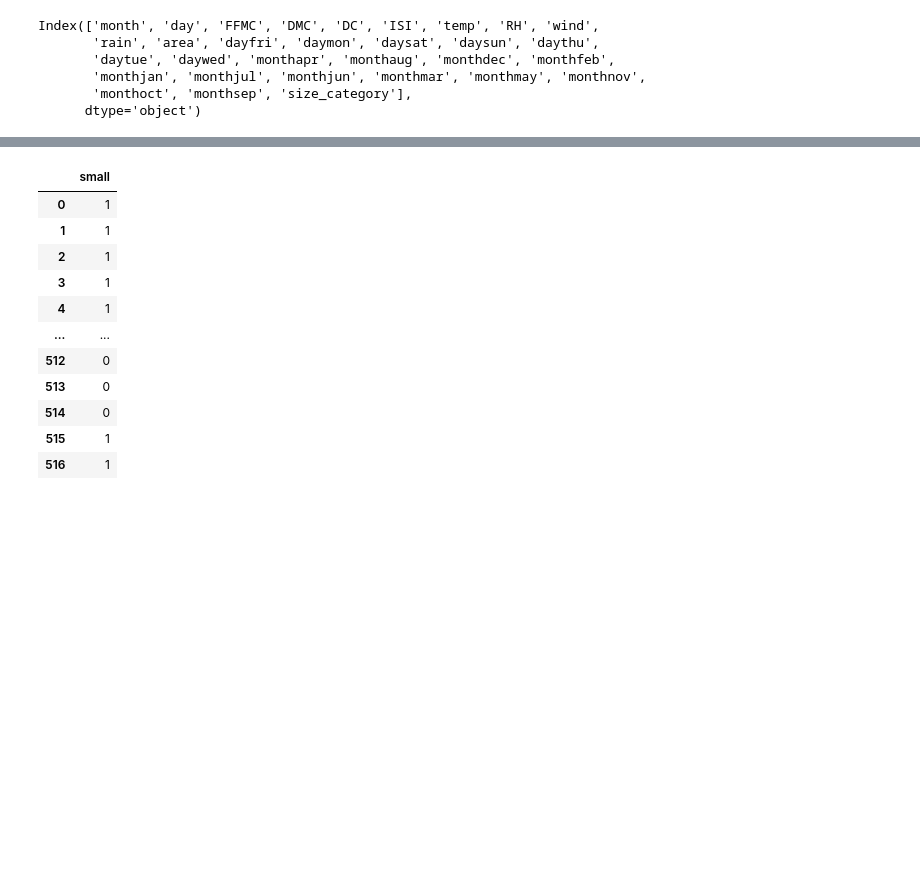
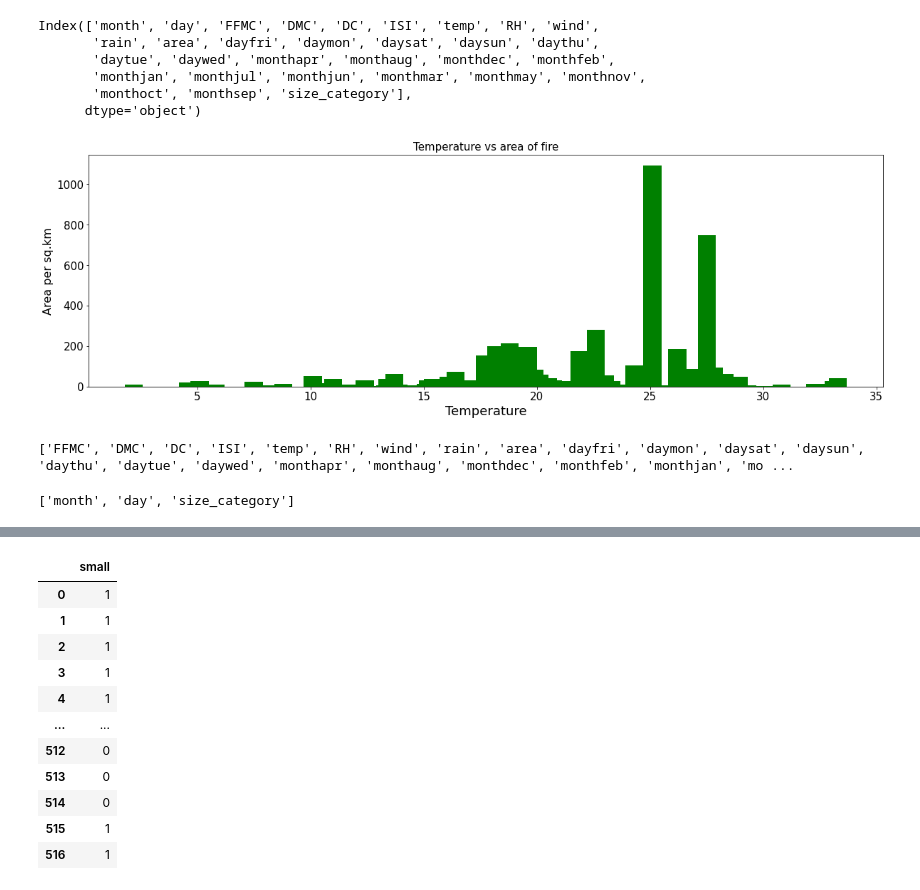
Before and after one commit to renkuntlamahessh/DataScience_Python, a Jupyter notebook: Assignment_13_SVM_Forest.ipynb, the cells around one changed output, grey strips where cells are left out. Cells and saved outputs as stored; diff of their text form; code cells hidden in the pictures; blank space fills up the shorter version.

```diff
--- a/Assignment_13_SVM_Forest.ipynb
+++ b/Assignment_13_SVM_Forest.ipynb
@@ -82,3 +82,28 @@ Index(['month', 'day', 'FFMC', 'DMC', 'DC', 'ISI', 'temp', 'RH', 'wind',
        'monthjan', 'monthjul', 'monthjun', 'monthmar', 'monthmay', 'monthnov',
        'monthoct', 'monthsep', 'size_category'],
       dtype='object')
+# %%
+plt.figure(figsize=(20, 6))
+
+plt.title("Temperature vs area of fire" , fontsize=15)
+plt.bar(Forest['temp'], Forest['area'], color = "green")
+
+plt.xticks(size = 15)
+plt.yticks(size = 15)
+plt.xlabel('Temperature',fontsize=18)
+plt.ylabel('Area per sq.km', fontsize=16)
+plt.show()
+# %% [output]
+[figure, added]
+# %%
+numerical_feature = Forest.describe(include=["int", "float"]).columns
+
+print(list(numerical_feature))
+# %% [output]
+['FFMC', 'DMC', 'DC', 'ISI', 'temp', 'RH', 'wind', 'rain', 'area', 'dayfri', 'daymon', 'daysat', 'daysun', 'daythu', 'daytue', 'daywed', 'monthapr', 'monthaug', 'monthdec', 'monthfeb', 'monthjan', 'mo ...
+# %%
+categorical_feature = Forest.describe(include=["object"]).columns
+
+print(list(categorical_feature))
+# %% [output]
+['month', 'day', 'size_category']
```
Also changed, not shown: parts of 9 cells of this notebook.
